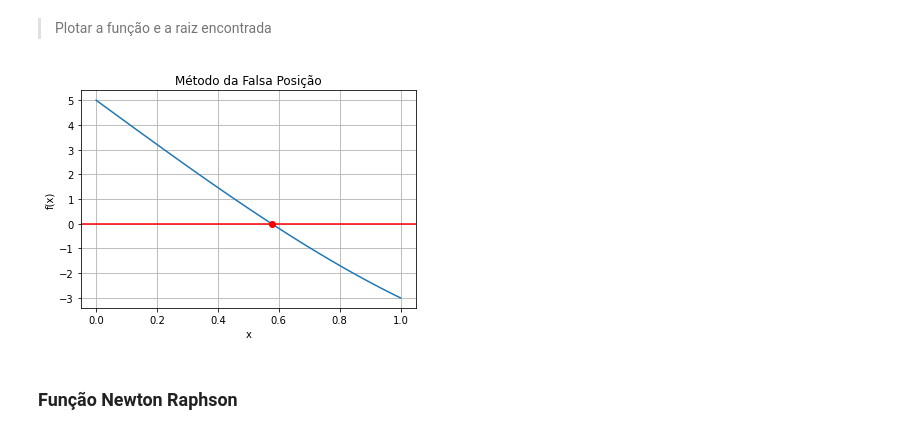
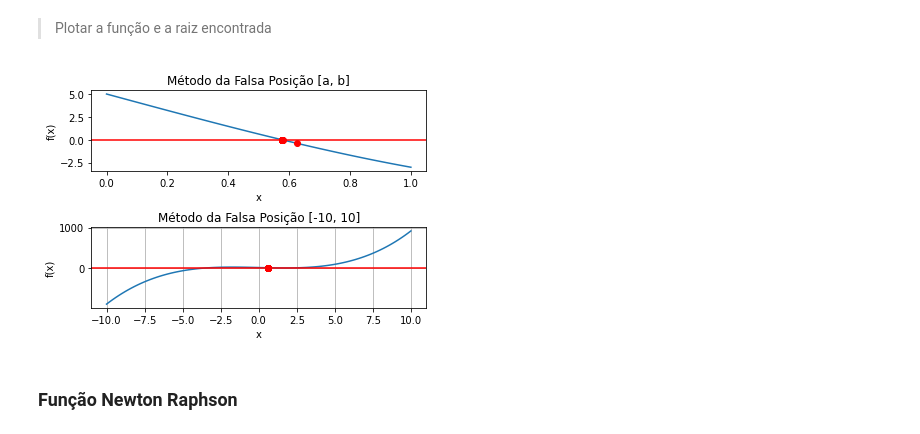
Before and after one commit to juathanduarte/cncomp, a Jupyter notebook: CNCP.ipynb, the cells around one changed output. Cells and saved outputs as stored; diff of their text form; code cells hidden in the pictures.

```diff
--- a/CNCP.ipynb
+++ b/CNCP.ipynb
@@ -42,13 +48,27 @@ Raiz encontrada: 0.578125
 > Plotar a função e a raiz encontrada.
 # %%
 x = np.linspace(a, b, 100)
-y = f(x)
+y = [f(x) for x in x]
+plt.subplot(2, 1, 1)
 plt.plot(x, y, linestyle='-')
-plt.plot(root, f(root), 'ro')
+plt.plot(arrayX, arrayY, 'ro')
 plt.xlabel('x')
 plt.ylabel('f(x)')
 plt.axhline(y=0, color='red')
-plt.title('Método da Bissecção')
+plt.title('Método da Bissecção [a, b]')
 plt.grid()
+
+x = np.linspace(-3, 3, 100)
+y = [f(x) for x in x]
+plt.subplot(2, 1, 2)
+plt.plot(x, y, linestyle='-')
+plt.plot(arrayX, arrayY, 'ro')
+plt.xlabel('x')
+plt.ylabel('f(x)')
+plt.axhline(y=0, color='red')
+plt.title('Método da Bissecção [-3, +3]')
+
+plt.grid()
+plt.subplots_adjust(hspace=0.7)
 plt.show()
 # %% [output]
@@ -61,6 +81,9 @@ plt.show()
 f = lambda x: x**3 - 9*x + 5
 a, b = 0, 1
 precision = 0.0005
+
+arrayX = []
+arrayY = []
 # %%
 def falsePosition(f, a, b, precision):
     if f(a) * f(b) >= 0:
@@ -89,17 +115,30 @@ Raiz encontrada: 0.5768875239163401
 > Plotar a função e a raiz encontrada
 # %%
 x = np.linspace(a, b, 100)
-y = f(x)
+y = [f(x) for x in x]
+plt.subplot(2, 1, 1)
 plt.plot(x, y, linestyle='-')
-plt.plot(root, f(root), 'ro')
+plt.plot(arrayX, arrayY, 'ro')
 plt.xlabel('x')
 plt.ylabel('f(x)')
 plt.axhline(y=0, color='red')
-plt.title('Método da Falsa Posição')
+plt.title('Método da Falsa Posição [a, b]')
+
+x = np.linspace(-10, 10, 100)
+y = [f(x) for x in x]
+plt.subplot(2, 1, 2)
+plt.plot(x, y, linestyle='-')
+plt.plot(arrayX, arrayY, 'ro')
+plt.xlabel('x')
+plt.ylabel('f(x)')
+plt.axhline(y=0, color='red')
+plt.title('Método da Falsa Posição [-10, 10]')
+
 plt.grid()
+plt.subplots_adjust(hspace=0.7)
 plt.show()
 # %% [output]
-[figure, old version]
+[figure, new version]
 # %% [markdown]
 ### **Função Newton Raphson**
 # %% [markdown]
```
Also changed, not shown: parts of 10 cells of this notebook.
